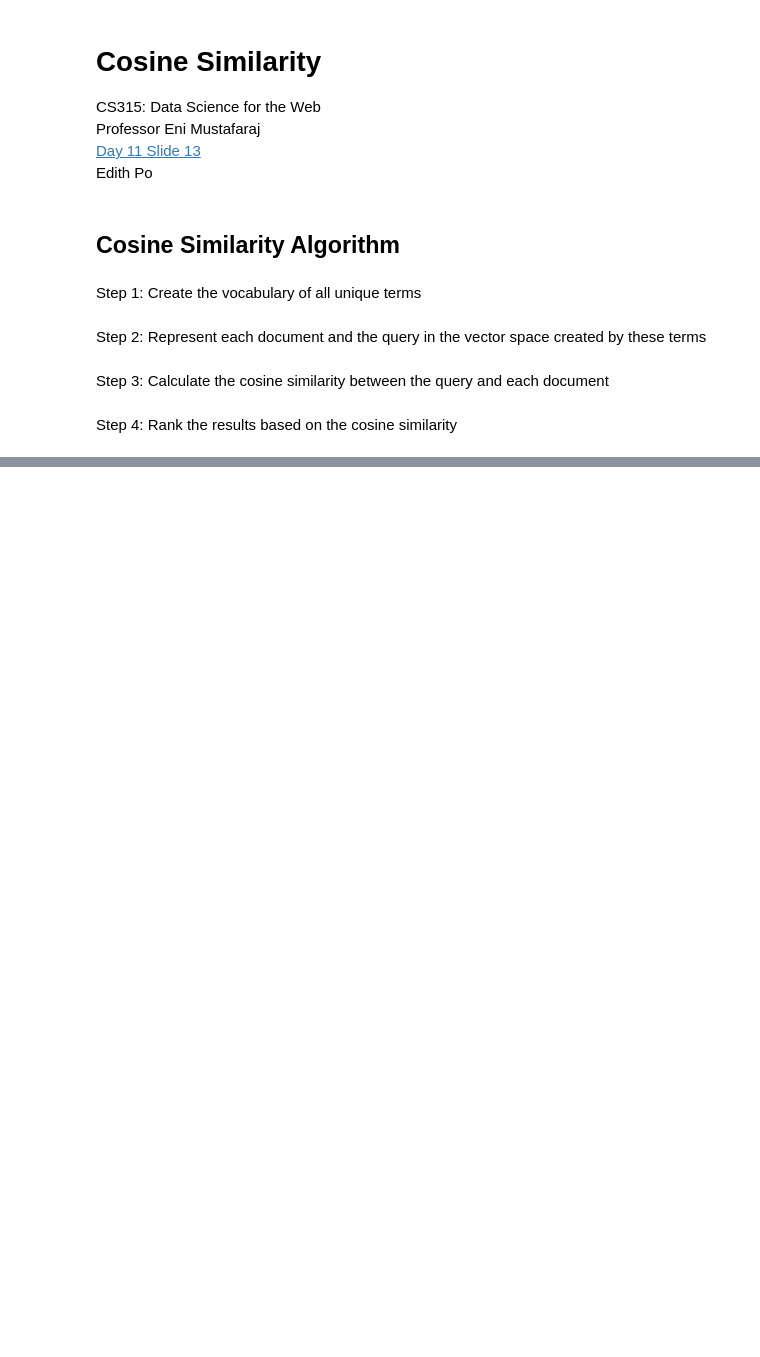
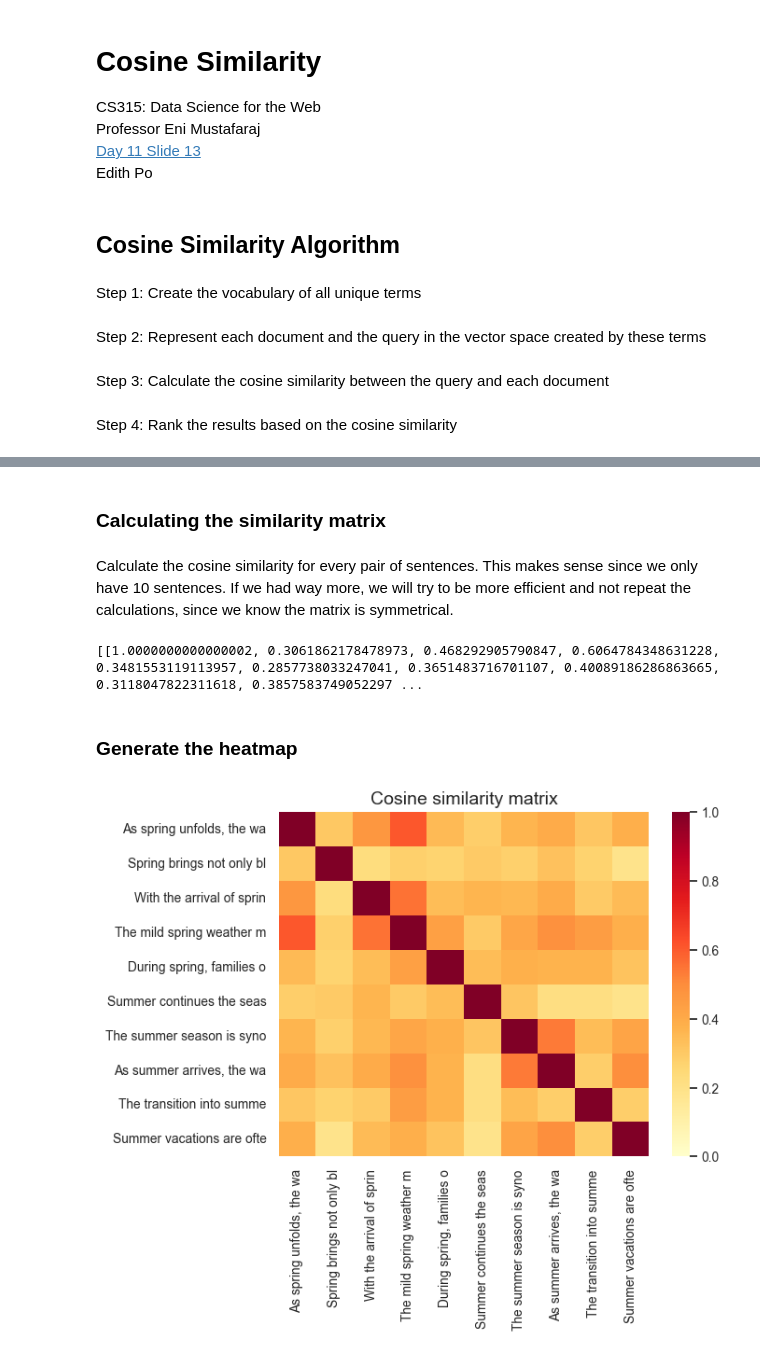
Before and after one commit to ep108/cs3152024_ep108, a Jupyter notebook: cosine_similarity.ipynb, the cells around one changed output, grey strips where cells are left out. Saved outputs shown, nothing was run; the diff lists cells and outputs as text; code cells hidden in the pictures; blank space fills up the shorter version.

```diff
--- a/cosine_similarity.ipynb
+++ b/cosine_similarity.ipynb
@@ -46,0 +402,4 @@ Step 4: Rank the results based on the cosine similarity
+# %%
+allSentences = " ".join(springSentences) + " " + " ".join(summerSentences)
+voc = getVocabulary(allSentences)
+print(f"Vocabulary has {len(voc)} words.")
@@ -46,0 +410,3 @@ Step 4: Rank the results based on the cosine similarity
+# %%
+sentVectors = [text2vector(sent,voc) for sent in springSentences + summerSentences]
+print(len(sentVectors),len(sentVectors[0]))
@@ -46,0 +445,41 @@ Step 4: Rank the results based on the cosine similarity
+# %% [markdown]
+### Calculating the similarity matrix
+# %% [markdown]
+Calculate the cosine similarity for every pair of sentences. This makes sense
+since we only have 10 sentences. If we had way more, we will try to be more
+efficient and not repeat the calculations, since we know the matrix is symmetrical.
+# %%
+simMatrix = []
+for vec1 in sentVectors:
+    simRow = []
+    for vec2 in sentVectors:
+        simRow.append(cosineSimilarity(vec1,vec2))
+    simMatrix.append(simRow)
+
+print(simMatrix)
+# %% [output]
+[[1.0000000000000002, 0.3061862178478973, 0.468292905790847, 0.6064784348631228, 0.3481553119113957, 0.2857738033247041, 0.3651483716701107, 0.40089186286863665, 0.3118047822311618, 0.3857583749052297 ...
+# %% [markdown]
+### Generate the heatmap
+# %%
+import seaborn as sns
+import matplotlib.pyplot as plt
+
+def drawHeatmap(sentLabels,simMtrx,plotTitle):
+    """Draws a heatmap for the similarity matrix"""
+    sns.set(font_scale=0.9)
+    g = sns.heatmap(
+        simMtrx, # similarity matrix with the cosine sim values
+        xticklabels = sentLabels,
+        yticklabels = sentLabels,
+        vmin = 0,
+        vmax = 1,
+        cmap = "YlOrRd")
+    g.set_xticklabels(sentLabels, rotation=90)
+    g.set_title(plotTitle, fontsize=14)
+    plt.show()
+# %%
+shortSent = [sent[:25] for sent in springSentences+summerSentences]
+drawHeatmap(shortSent, simMatrix, "Cosine similarity matrix")
+# %% [output]
+[figure, added]
```
Also changed, not shown: parts of 51 cells of this notebook, 1 other file.
